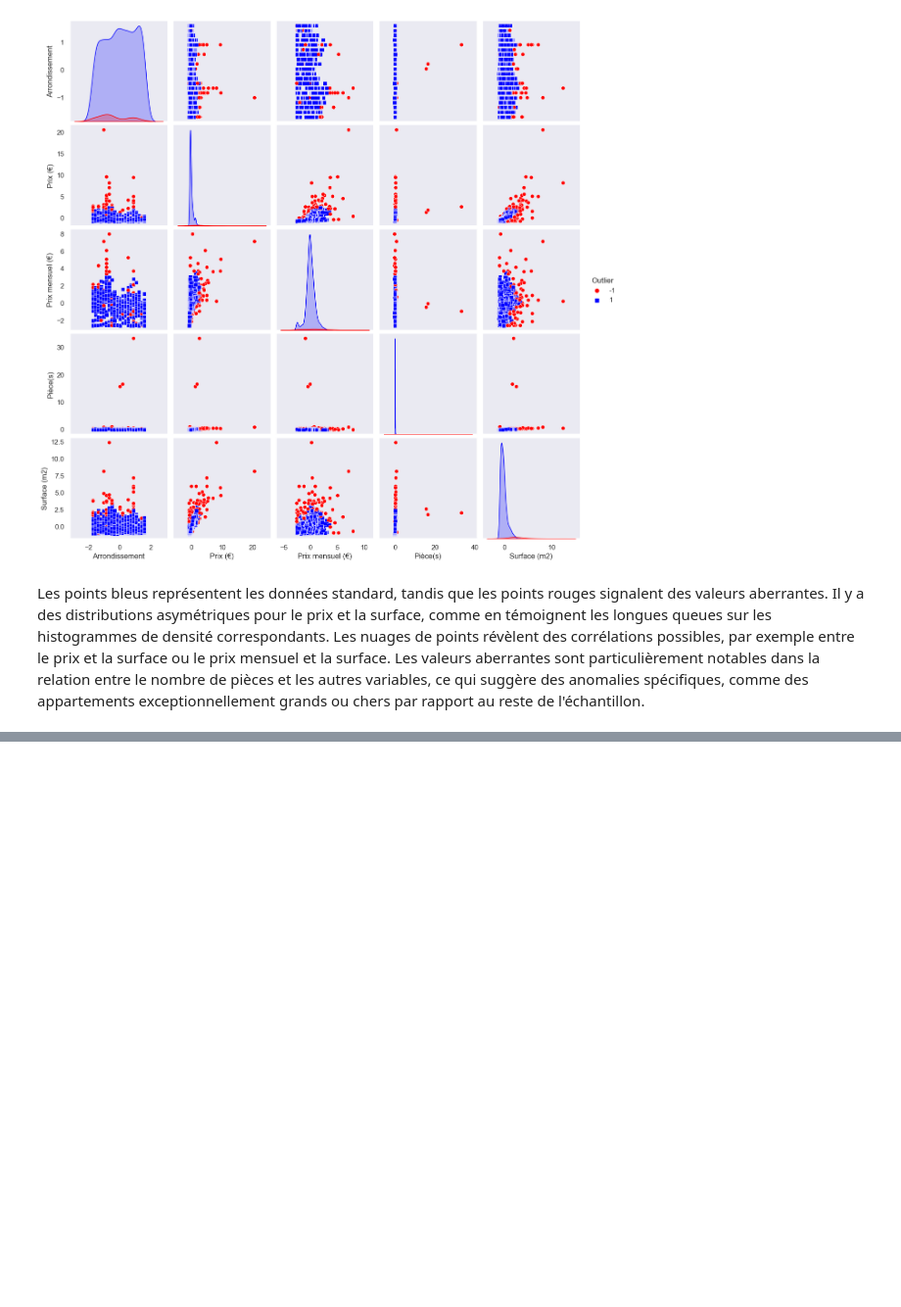
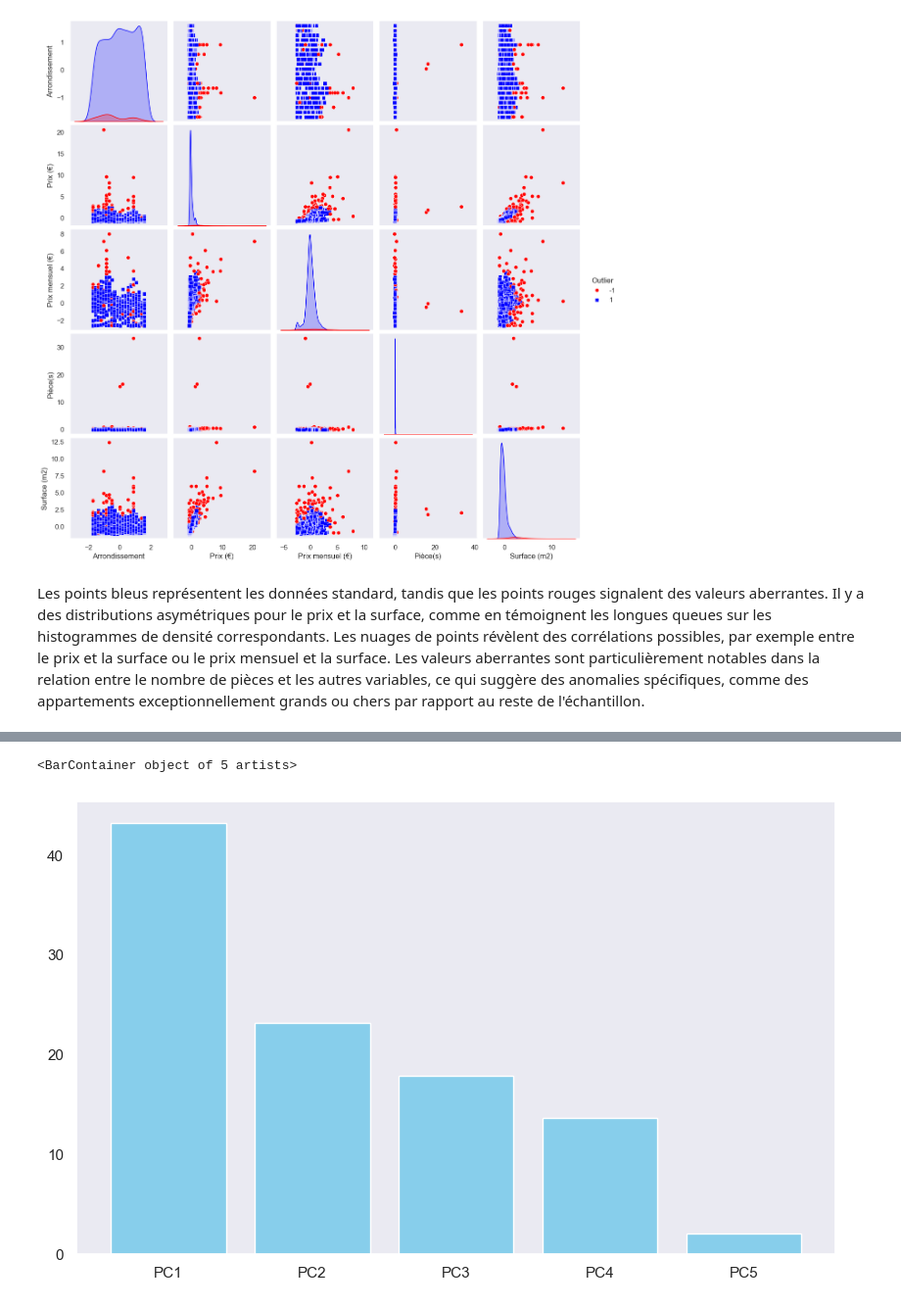
Before and after one commit to Zhuanu/Projet-DALAS, a Jupyter notebook: eda.ipynb, the cells around one changed output, grey strips where cells are left out. Shown at 98% size. Saved outputs shown, nothing was run; the diff lists cells and outputs as text; code cells hidden in the pictures; blank space fills up the shorter version.

```diff
--- a/eda.ipynb
+++ b/eda.ipynb
@@ -348,21 +303,0 @@ Contribution of each dimension to each new axis:
-# %%
-fig, ax = plt.subplots(figsize=(14, 9))
-features = dataStd.columns
-PC1 = data_scaled[:, 1]
-PC2 = data_scaled[:, 2]
-
-scalePC1 = 1.0/(PC1.max() - PC1.min())
-scalePC2 = 1.0/(PC2.max() - PC2.min())
-
-for i, feature in enumerate(features):
-    ax.arrow(0, 0, compo[0, i],
-             compo[1, i])
-    ax.text(compo[0, i],
-            compo[1, i],
-            feature, fontsize=12)
-
-ax.scatter(PC1 * scalePC1,PC2 * scalePC2)
-
-ax.set_xlabel('PC1', fontsize=20)
-ax.set_ylabel('PC2', fontsize=20)
-ax.set_title('Figure 1', fontsize=20)
@@ -656,0 +317,13 @@ sns.pairplot(new_df, hue='Cluster')
+# %%
+explained_variances = pca.explained_variance_
+simple_var_proportions = explained_variances / explained_variances.sum()
+cumulative_var_proportions = np.cumsum(simple_var_proportions)
+labels = [f'PC{i}' for i in range(1, len(explained_variances) + 1)]
+
+summary_table = pd.DataFrame({
+    'Explained Variance': explained_variances,
+    'Simple Variance Proportion': simple_var_proportions,
+    'Cumulative Variance Proportion': cumulative_var_proportions
+}, index=labels)
+
+summary_table
@@ -656,0 +337,9 @@ sns.pairplot(new_df, hue='Cluster')
+# %%
+# Convert simple variance proportions to percentages
+simple_var_proportions_percent = simple_var_proportions * 100
+
+plt.figure(figsize=(10, 6))
+plt.bar(summary_table.index, simple_var_proportions_percent, color='skyblue')
+# %% [output]
+<BarContainer object of 5 artists>
+[figure, added]
```
Also changed, not shown: parts of 66 cells of this notebook, 2 other files.
